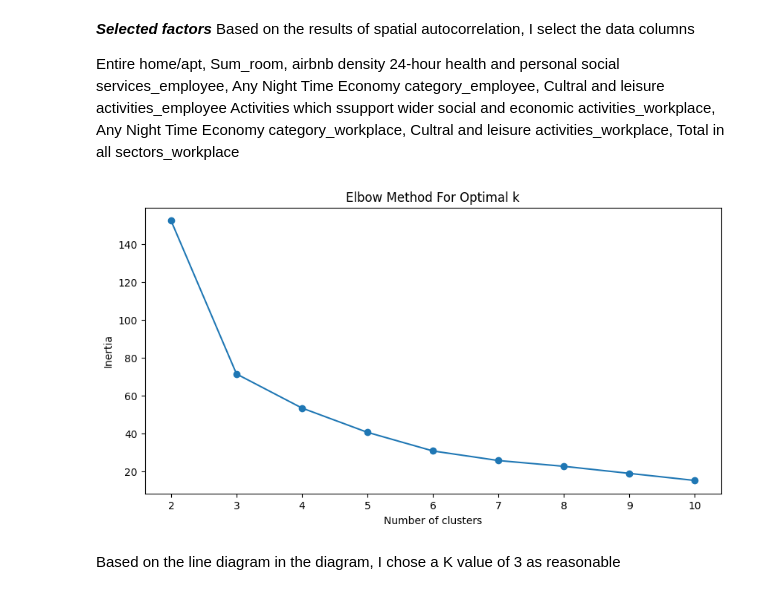
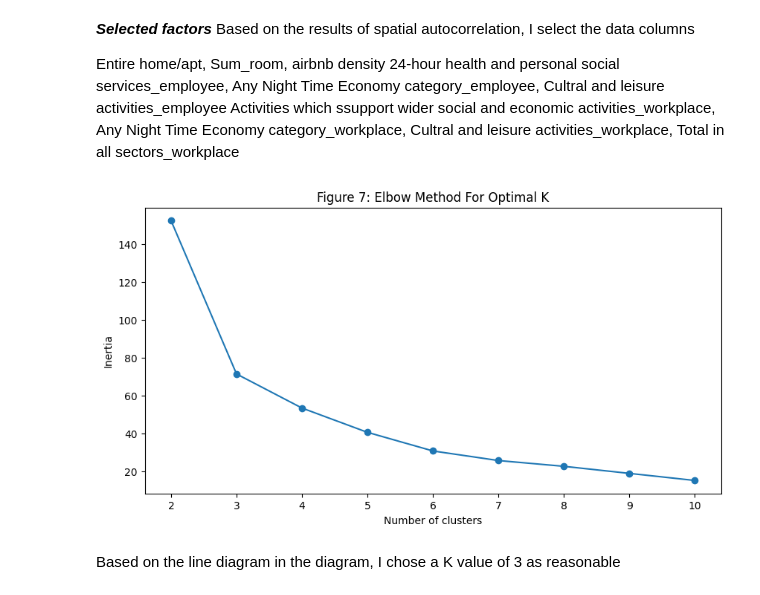
Before and after one commit to Bhassan98/FSDS, a Jupyter notebook: fsds.ipynb, the cells around one changed output. Drawn from its saved outputs; the diff is of its cells as text; code cells hidden in the pictures.

```diff
--- a/fsds.ipynb
+++ b/fsds.ipynb
@@ -435,23 +435,6 @@ gdf_boroughs['airbnb density'] = pd.to_numeric(gdf_boroughs['airbnb density'], e
 w = Queen.from_dataframe(gdf_boroughs)
 w.transform = 'r'
 
-for var in variables_to_analyze:
-    # Global Moran's I
-    moran_global = Moran(gdf_boroughs[var], w)
-    print(f"Global Moran's I for {var}: {moran_global.I}, P-value: {moran_global.p_sim}")
-
-    # local Moran's I
-    moran_local = Moran_Local(gdf_boroughs[var], w)
-    gdf_boroughs[f'moran_i_{var}'] = moran_local.Is
-    gdf_boroughs[f'moran_p_{var}'] = moran_local.p_sim
-
-    plt.style.use('default')
-    fig, ax = plt.subplots(figsize=(10, 6))
-    gdf_boroughs.plot(column=f'moran_i_{var}', cmap='RdPu', legend=True, ax=ax)
-    ax.set_title(f"Local Moran's I for {var}")
-    plt.show()
-
-
 # Initialize a counter for figure numbering
 figure_counter = 1
 
@@ -507,20 +504,20 @@ data_for_clustering_scaled = scaler.fit_transform(data_for_clustering)
 # %%
 #!pip install -U scikit-learn threadpoolctl
 
 inertia = []
 for n in range(2, 11):
     kmeans = KMeans(n_clusters=n, random_state=0)
     kmeans.fit(data_for_clustering_scaled)
     inertia.append(kmeans.inertia_)
 
 plt.figure(figsize=(10, 5))
 plt.plot(range(2, 11), inertia, marker='o')
-plt.title('Elbow Method For Optimal k')
+plt.title('Figure 7: Elbow Method For Optimal K')
 plt.xlabel('Number of clusters')
 plt.ylabel('Inertia')
 plt.show()
 # %% [output]
-[figure, old version]
+[figure, new version]
 # %% [markdown]
 Based on the line diagram in the diagram, I chose a K value of 3 as reasonable
 # %%
```
Also changed, not shown: parts of 4 cells of this notebook, 1 other file.
